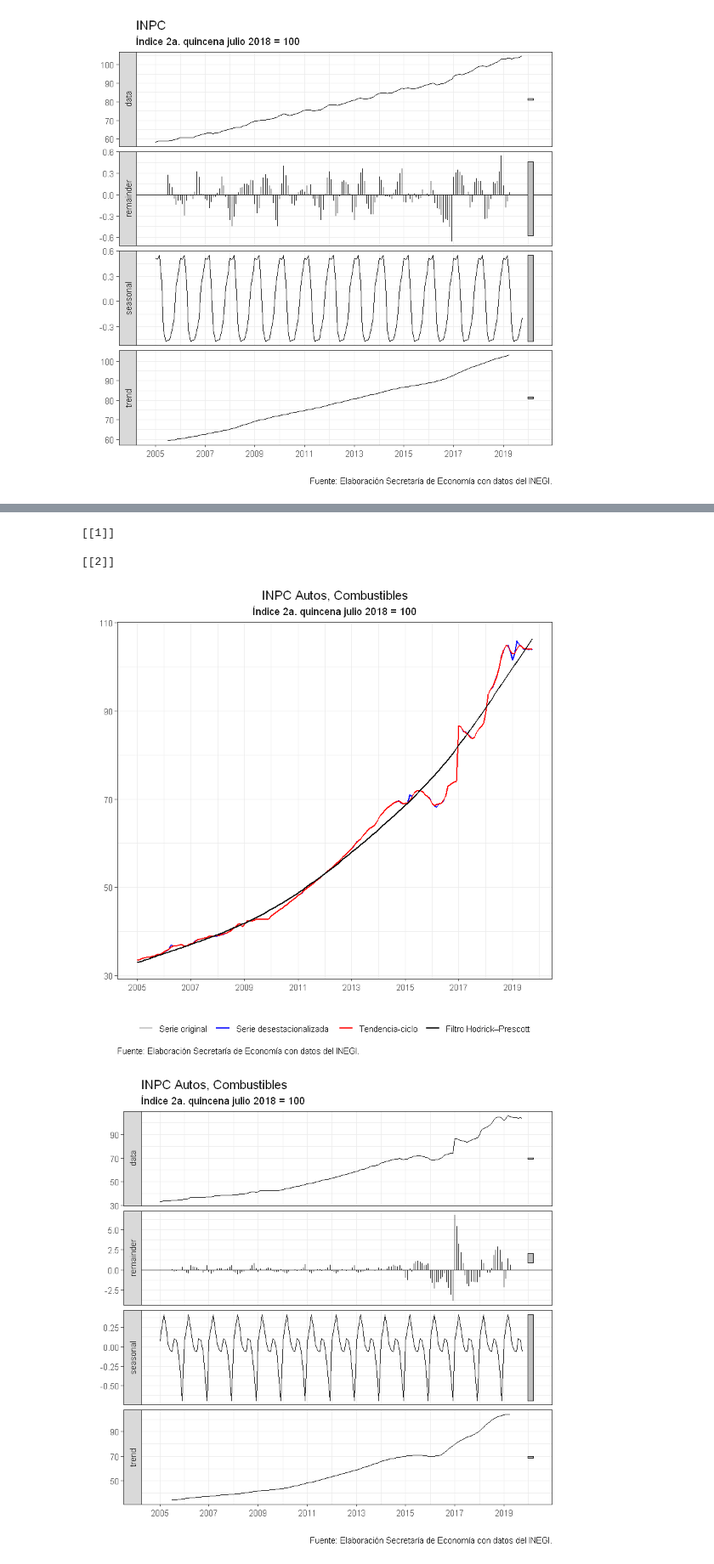
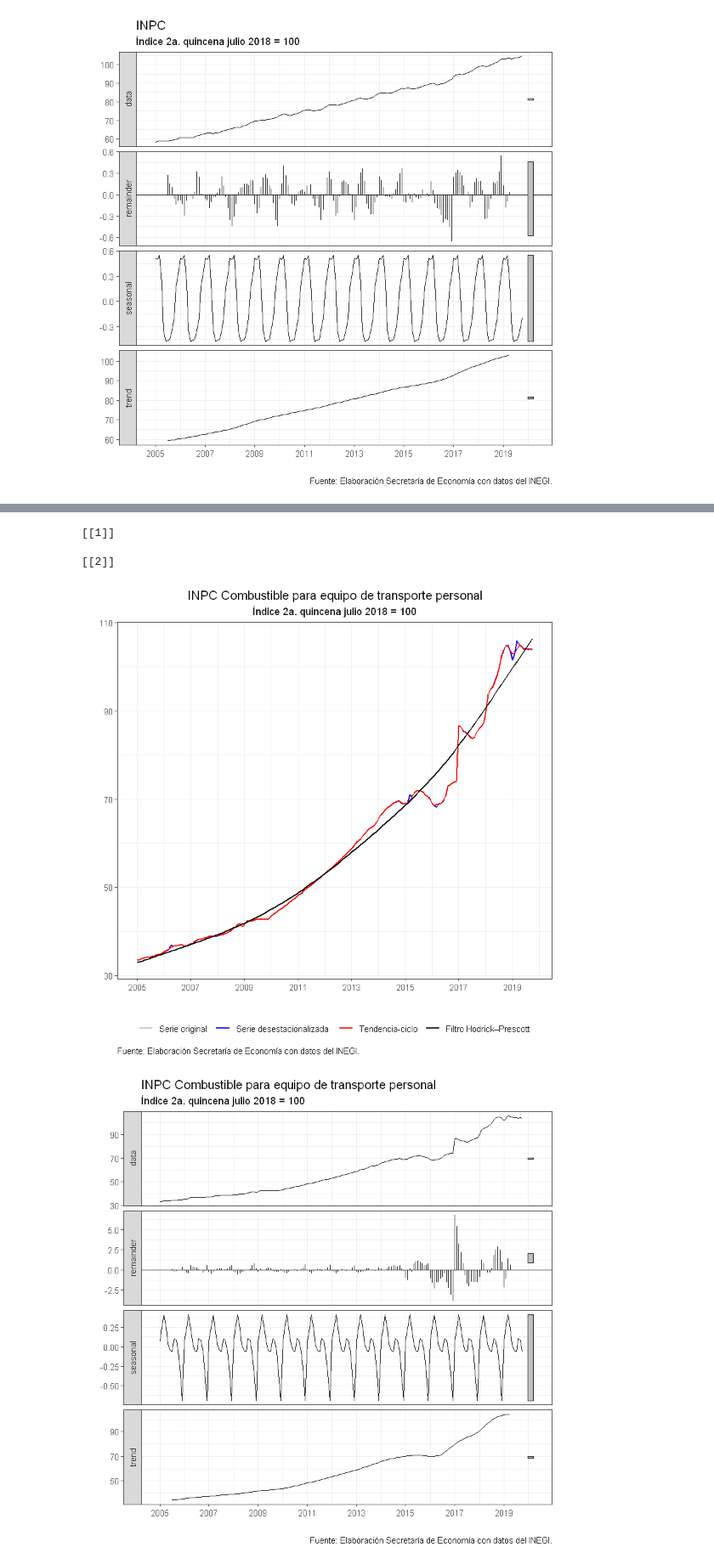
Before and after one commit to PedroJMA/dossier, a Jupyter notebook: jupyter/vehlig_sa.ipynb, the cells around one changed output, grey strips where cells are left out. Shown at 85% size. Cells and saved outputs as stored; diff of their text form; code cells hidden in the pictures.

```diff
--- a/jupyter/vehlig_sa.ipynb
+++ b/jupyter/vehlig_sa.ipynb
@@ -728,15 +753,15 @@ autos_sa(var,db,vti,vsub,vfuente,units,vunits)
 # %%
 var <- "inpc_combusible"
 db <- wrk
-vti <- "INPC Autos, Combustibles"
+vti <- "INPC Combustible para equipo de transporte personal"
 vsub <- "Índice 2a. quincena julio 2018 = 100"
 vfuente <- "INEGI."
 units <- 1
 vunits <- ""
 autos_sa(var,db,vti,vsub,vfuente,units,vunits)
 # %% [output]
 [[1]]
 
 [[2]]
-[figure, old version]
+[figure, new version]
-[figure, old version]
+[figure, new version]
```
Also changed, not shown: parts of 4 cells of this notebook, 26 other files.
